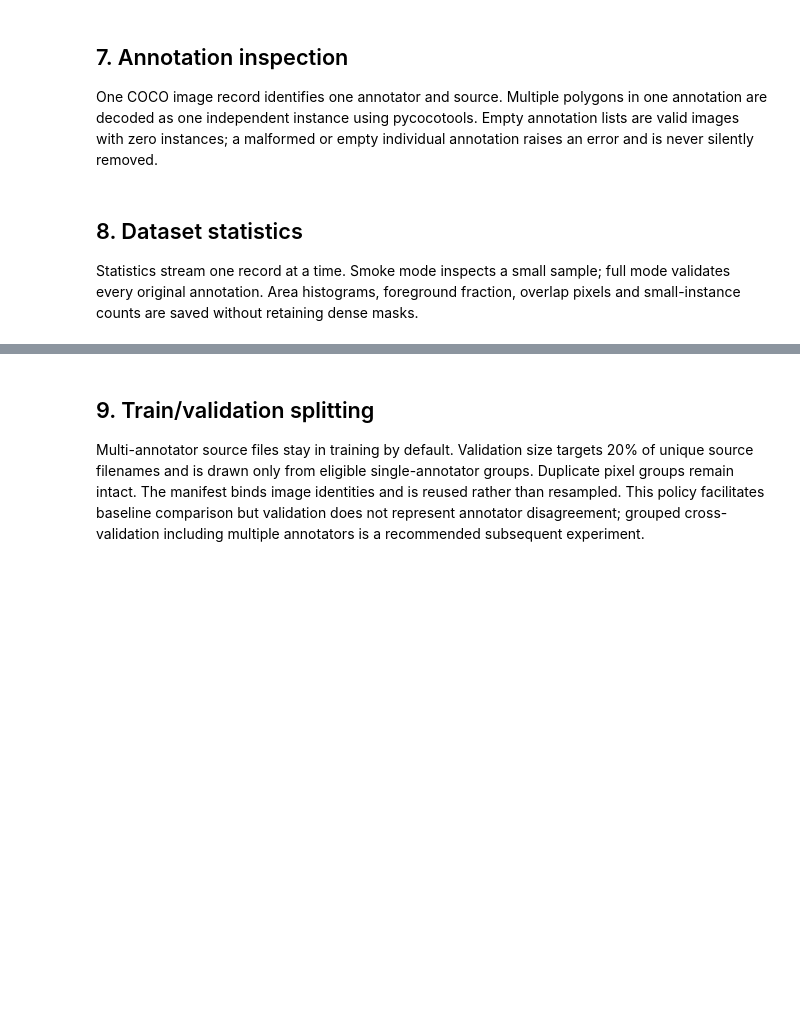
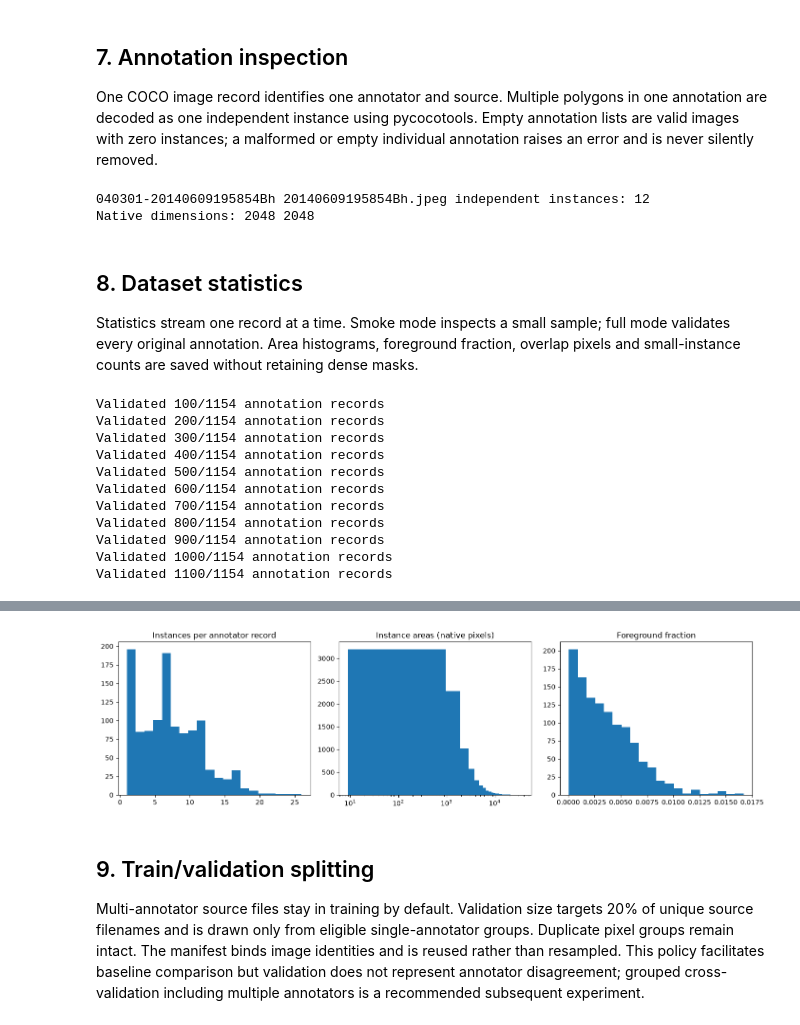
Before and after one commit to PandaDev0069/custom-Unet, a Jupyter notebook: solar_filament_unet_pq.ipynb, the cells around one changed output, grey strips where cells are left out. Cells and saved outputs as stored; diff of their text form; code cells hidden in the pictures; blank space fills up the shorter version.

```diff
--- a/solar_filament_unet_pq.ipynb
+++ b/solar_filament_unet_pq.ipynb
@@ -2193,16 +2261,22 @@ from filament.postprocess import extract_instances
 from filament.submission import *
 from filament.visualization import *
 
-MODE = 'smoke'  # 'smoke' or 'full'
-DATA_ROOT_OVERRIDE = ''
+MODE = "full"  # 'smoke' or 'full'
+DATA_ROOT_OVERRIDE = ""
 RUN_TRAINING = True
-RUN_TEST_INFERENCE = MODE == 'full'
-ON_KAGGLE = os.name != 'nt' and Path('/kaggle/working').exists() and Path('/kaggle/input').exists()
-OUTPUT_DIR = (Path('/kaggle/working') if ON_KAGGLE else Path.cwd()) / f'filament_{MODE}'
-cfg = Config(data_root=DATA_ROOT_OVERRIDE, output_dir=str(OUTPUT_DIR), smoke=MODE == 'smoke')
-if MODE == 'smoke':
+RUN_TEST_INFERENCE = MODE == "full"
+ON_KAGGLE = (
+    os.name != "nt"
+    and Path("/kaggle/working").exists()
+    and Path("/kaggle/input").exists()
+)
+OUTPUT_DIR = (Path("/kaggle/working") if ON_KAGGLE else Path.cwd()) / f"filament_{MODE}"
+cfg = Config(
+    data_root=DATA_ROOT_OVERRIDE, output_dir=str(OUTPUT_DIR), smoke=MODE == "smoke"
+)
+if MODE == "smoke":
     cfg.epochs = 1
-    cfg.model['init_features'] = 8
+    cfg.model["init_features"] = 8
     cfg.microbatch = 1
 # Resume a complete epoch: cfg.resume = str(OUTPUT_DIR / 'checkpoints/last.pt')
 cfg.validate()
@@ -2232,9 +2313,14 @@ individual annotation raises an error and is never silently removed.
 # %%
 example = records[0]
 instances = load_image_instances(example)
-print(example['image_id'], example['file_name'], 'independent instances:', len(instances))
-print('Native dimensions:', example['height'], example['width'])
+print(
+    example["image_id"], example["file_name"], "independent instances:", len(instances)
+)
+print("Native dimensions:", example["height"], example["width"])
 del instances
+# %% [output]
+040301-20140609195854Bh 20140609195854Bh.jpeg independent instances: 12
+Native dimensions: 2048 2048
 # %% [markdown]
 ## 8. Dataset statistics
 
@@ -2244,11 +2330,30 @@ overlap pixels and small-instance counts are saved without retaining dense masks
 # %%
 stats_records = records[:8] if cfg.smoke else records
 statistics, statistics_rows = summarize_dataset(stats_records)
-atomic_json(OUTPUT_DIR / 'data/statistics.json', statistics)
-pd.DataFrame(statistics_rows).to_csv(OUTPUT_DIR / 'data/statistics_per_record.csv', index=False)
+atomic_json(OUTPUT_DIR / "data/statistics.json", statistics)
+pd.DataFrame(statistics_rows).to_csv(
+    OUTPUT_DIR / "data/statistics_per_record.csv", index=False
+)
 display(pd.DataFrame(statistics_rows).head())
 fig, axes = plt.subplots(1, 3, figsize=(14, 4))
-axes[0].hist([r['instances'] for r in statistics_rows], bins=20); axes[0].set_title('Instances per annotator record')
-axes[1].hist(statistics['instance_areas'], bins=40); axes[1].set(xscale='log', title='Instance areas (native pixels)')
-axes[2].hist([r['foreground_ratio'] for r in statistics_rows], bins=20); axes[2].set_title('Foreground fraction')
-fig.tight_layout(); fig.savefig(OUTPUT_DIR / 'data/statistics.png', dpi=180); plt.show()
+axes[0].hist([r["instances"] for r in statistics_rows], bins=20)
+axes[0].set_title("Instances per annotator record")
+axes[1].hist(statistics["instance_areas"], bins=40)
+axes[1].set(xscale="log", title="Instance areas (native pixels)")
+axes[2].hist([r["foreground_ratio"] for r in statistics_rows], bins=20)
+axes[2].set_title("Foreground fraction")
+fig.tight_layout()
+fig.savefig(OUTPUT_DIR / "data/statistics.png", dpi=180)
+plt.show()
+# %% [output]
+Validated 100/1154 annotation records
+Validated 200/1154 annotation records
+Validated 300/1154 annotation records
+Validated 400/1154 annotation records
+Validated 500/1154 annotation records
+Validated 600/1154 annotation records
+Validated 700/1154 annotation records
+Validated 800/1154 annotation records
+Validated 900/1154 annotation records
+Validated 1000/1154 annotation records
+Validated 1100/1154 annotation records
@@ -2255,3 +2366,4 @@ fig.tight_layout(); fig.savefig(OUTPUT_DIR / 'data/statistics.png', dpi=180); pl
+[figure, added]
 # %% [markdown]
 ## 9. Train/validation splitting
 
```
Also changed, not shown: parts of 49 cells of this notebook.
